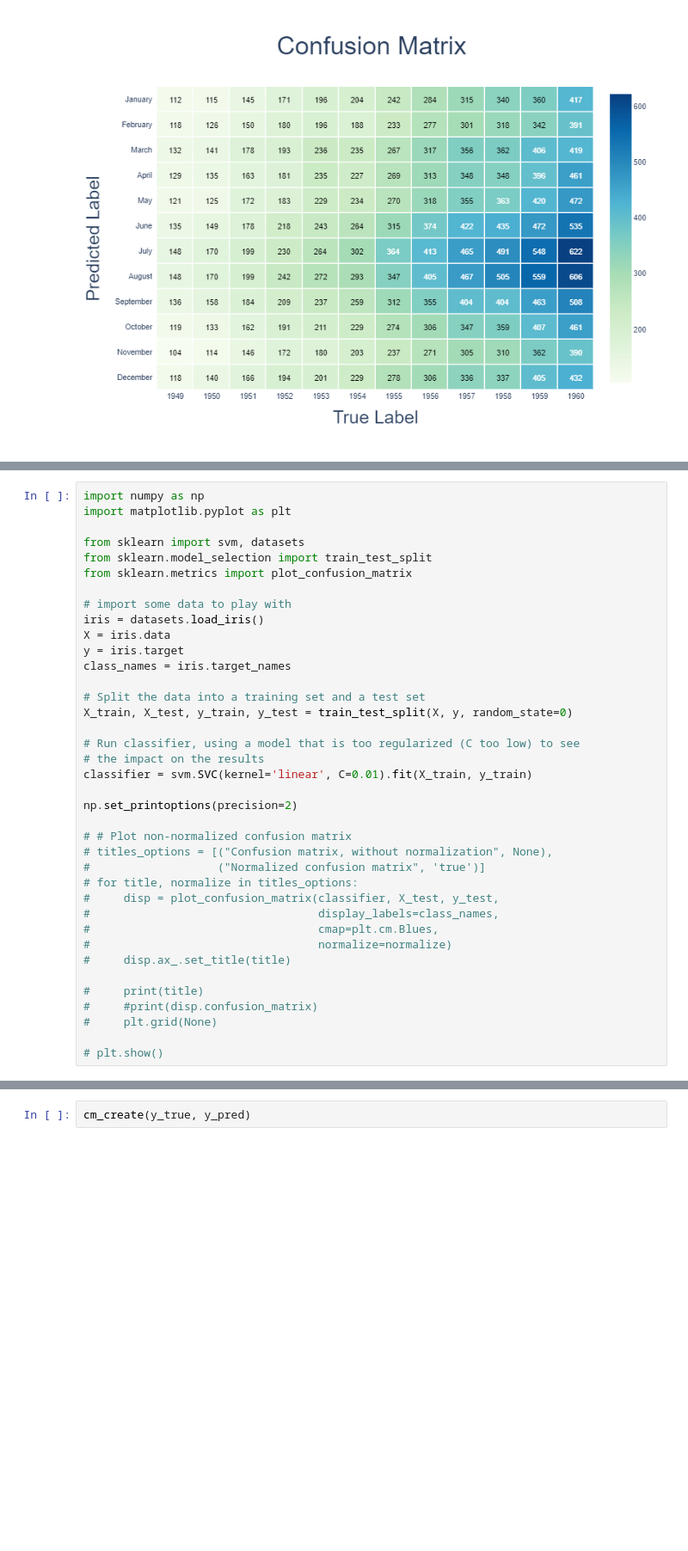
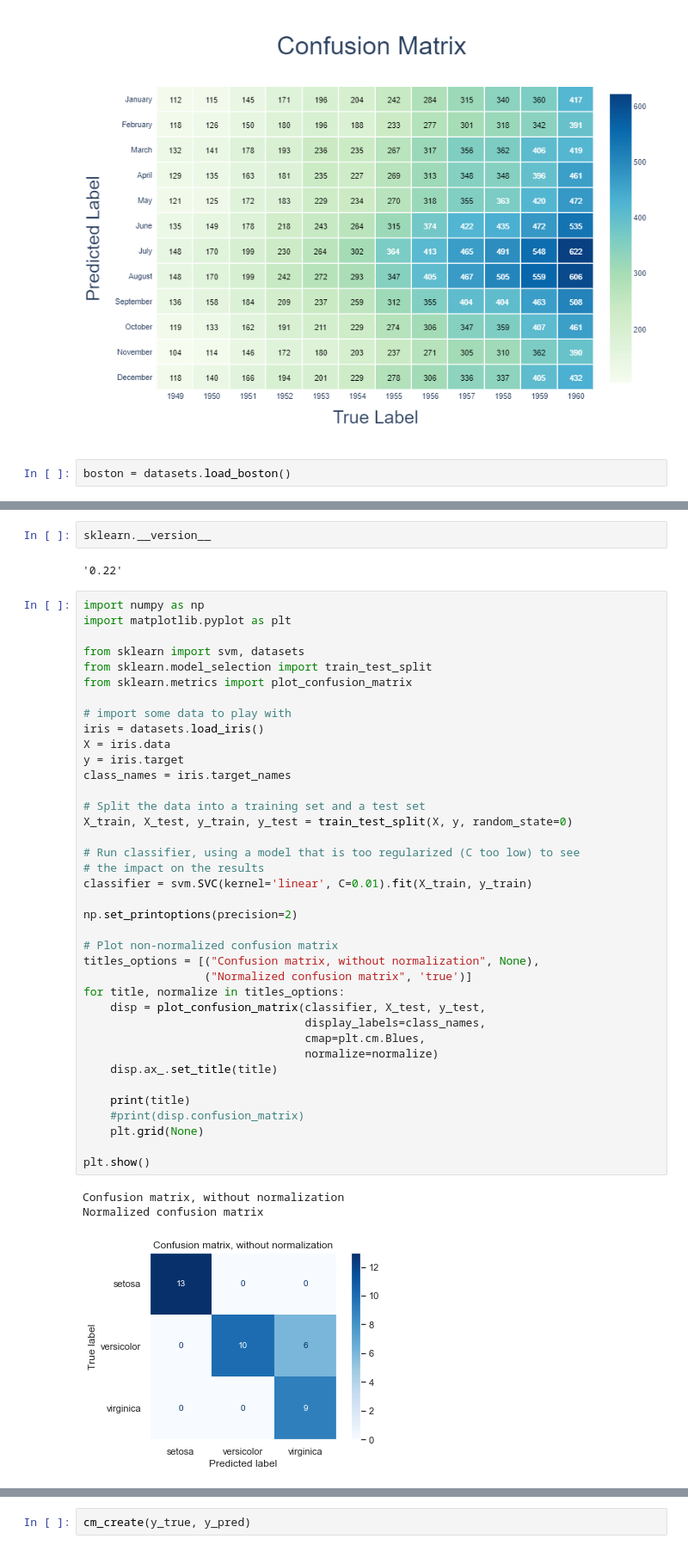
Before and after one commit to abdinourkadi/playground, a Jupyter notebook: visualization/cm_replicate.ipynb, the cells around one changed output, grey strips where cells are left out. Shown at 86% size. Drawn from its saved outputs; the diff is of its cells as text; blank space fills up the shorter version.

```diff
--- a/visualization/cm_replicate.ipynb
+++ b/visualization/cm_replicate.ipynb
@@ -43,3 +43,5 @@ from IPython.display import Image
 Image(img_bytes)
 # %% [output]
 [figure]
+# %%
+boston = datasets.load_boston()
@@ -46,38 +60,46 @@ Image(img_bytes)
+# %%
+sklearn.__version__
+# %% [output]
+'0.22'
 # %%
 import numpy as np
 import matplotlib.pyplot as plt
 
 from sklearn import svm, datasets
 from sklearn.model_selection import train_test_split
 from sklearn.metrics import plot_confusion_matrix
 
 # import some data to play with
 iris = datasets.load_iris()
 X = iris.data
 y = iris.target
 class_names = iris.target_names
 
 # Split the data into a training set and a test set
 X_train, X_test, y_train, y_test = train_test_split(X, y, random_state=0)
 
 # Run classifier, using a model that is too regularized (C too low) to see
 # the impact on the results
 classifier = svm.SVC(kernel='linear', C=0.01).fit(X_train, y_train)
 
 np.set_printoptions(precision=2)
 
-# # Plot non-normalized confusion matrix
-# titles_options = [("Confusion matrix, without normalization", None),
-#                   ("Normalized confusion matrix", 'true')]
-# for title, normalize in titles_options:
-#     disp = plot_confusion_matrix(classifier, X_test, y_test,
-#                                  display_labels=class_names,
-#                                  cmap=plt.cm.Blues,
-#                                  normalize=normalize)
-#     disp.ax_.set_title(title)
+# Plot non-normalized confusion matrix
+titles_options = [("Confusion matrix, without normalization", None),
+                  ("Normalized confusion matrix", 'true')]
+for title, normalize in titles_options:
+    disp = plot_confusion_matrix(classifier, X_test, y_test,
+                                 display_labels=class_names,
+                                 cmap=plt.cm.Blues,
+                                 normalize=normalize)
+    disp.ax_.set_title(title)
 
-#     print(title)
-#     #print(disp.confusion_matrix)
-#     plt.grid(None)
+    print(title)
+    #print(disp.confusion_matrix)
+    plt.grid(None)
 
-# plt.show()
+plt.show()
+# %% [output]
+Confusion matrix, without normalization
+Normalized confusion matrix
+[figure, added]
```
Also changed, not shown: parts of 9 cells of this notebook.
